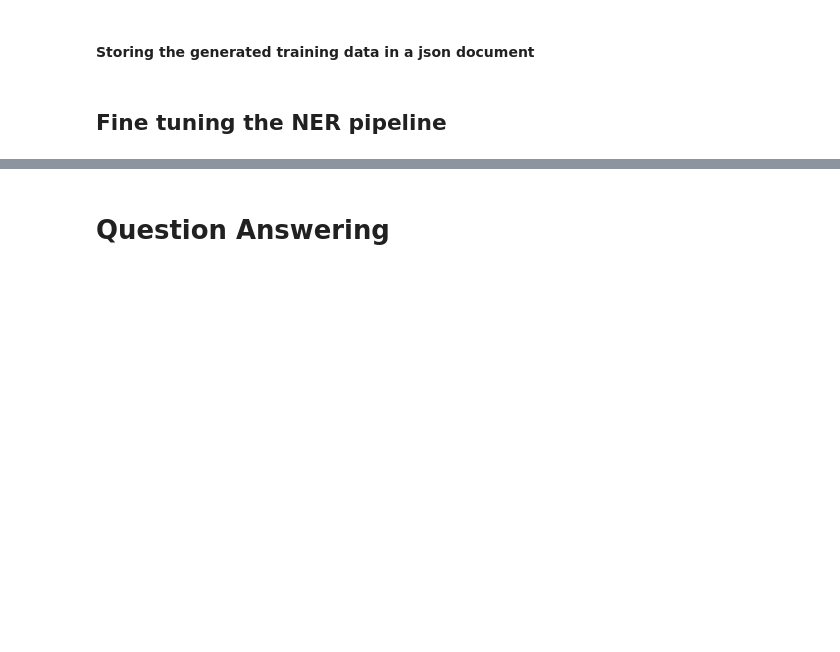
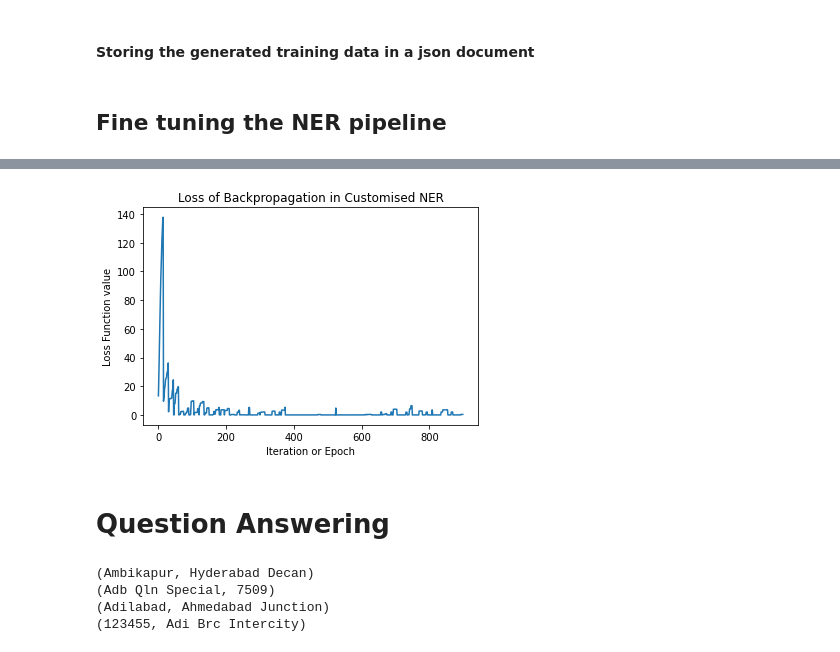
Before and after one commit to Gaurav0502/Chatbot-Yes-No-Answering, a Jupyter notebook: notebooks/Chatbot.ipynb, the cells around one changed output, grey strips where cells are left out. Drawn from its saved outputs; the diff is of its cells as text; code cells hidden in the pictures; blank space fills up the shorter version.

Commit message:
update chatbot.ipynb : customised NER

```diff
--- a/notebooks/Chatbot.ipynb
+++ b/notebooks/Chatbot.ipynb
@@ -140,3 +145,7 @@ with open(r'..\data\ner_training_data.json', 'w') as f:
+# %%
+training_data = json.load(open(r"..\data\ner_training_data.json","r"))
+# %%
+training_data = training_data["training_data"]
 # %%
 nlp = spacy.load("en_core_web_sm")
 ner = nlp.get_pipe("ner")
@@ -144,3 +153,31 @@ ner = nlp.get_pipe("ner")
 for _, annotations in training_data:
   for ent in annotations.get("entities"):
     ner.add_label(ent[2])
+# %%
+pipe_exceptions = ["ner", "trf_wordpiecer", "trf_tok2vec"]
+unaffected_pipes = [pipe for pipe in nlp.pipe_names if pipe not in pipe_exceptions]
+# %%
+l = []
+with nlp.disable_pipes(*unaffected_pipes):
+  for iteration in range(60):
+    random.shuffle(training_data)
+    losses = {}
+    batches = minibatch(training_data, size=compounding(4.0, 32.0, 1.001))
+    for batch in batches:
+        for text, annotations in batch:
+         doc = nlp.make_doc(text)
+         example = Example.from_dict(doc, annotations)
+         nlp.update(
+                    [example],
+                    drop=0.5,
+                    losses=losses,
+                )
+        l.append(losses["ner"])
+# %%
+plt.plot(list(range(len(l))),l)
+plt.xlabel("Iteration or Epoch")
+plt.ylabel("Loss Function value")
+plt.title("Loss of Backpropagation in Customised NER")
+plt.show()
+# %% [output]
+[figure, added]
@@ -148,0 +190,9 @@ for _, annotations in training_data:
+# %%
+for i in sentences:
+    doc = nlp(i)
+    print(doc.ents)
+# %% [output]
+(Ambikapur, Hyderabad Decan)
+(Adb Qln Special, 7509)
+(Adilabad, Ahmedabad Junction)
+(123455, Adi Brc Intercity)
```
Also changed, not shown: parts of 4 cells of this notebook.
